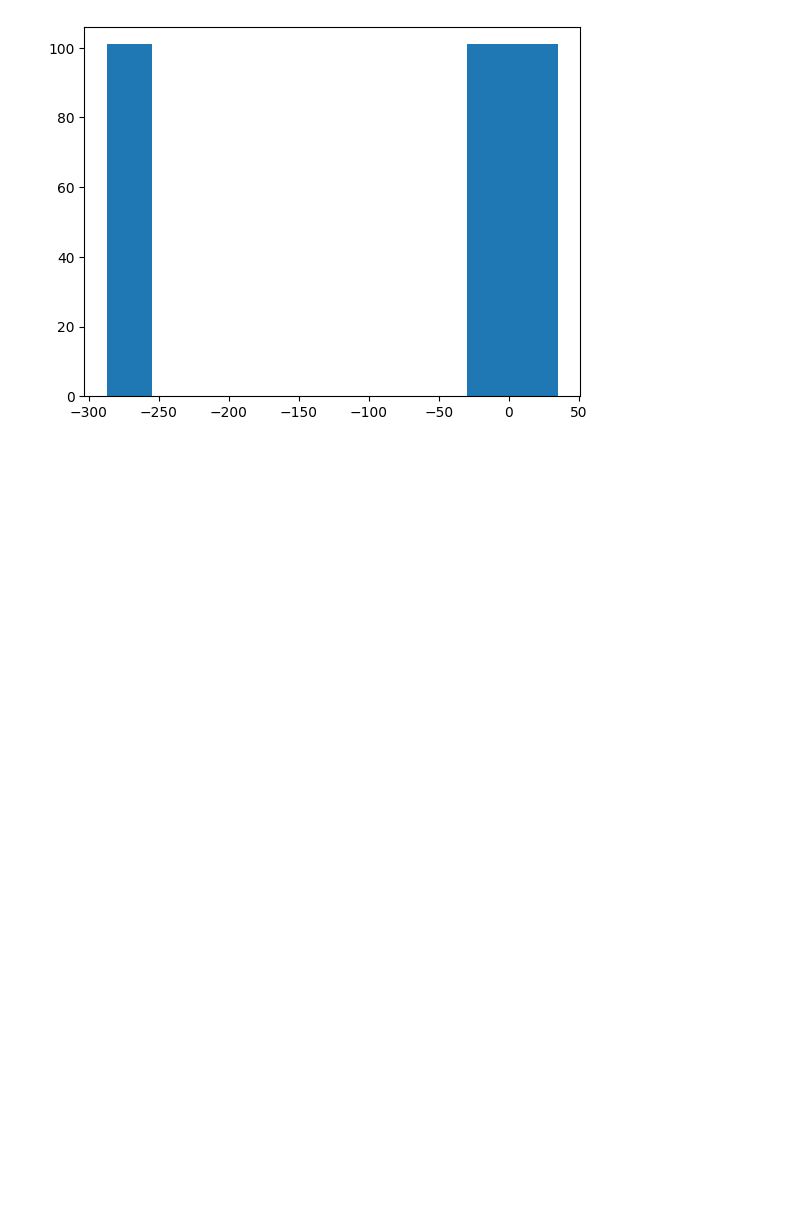
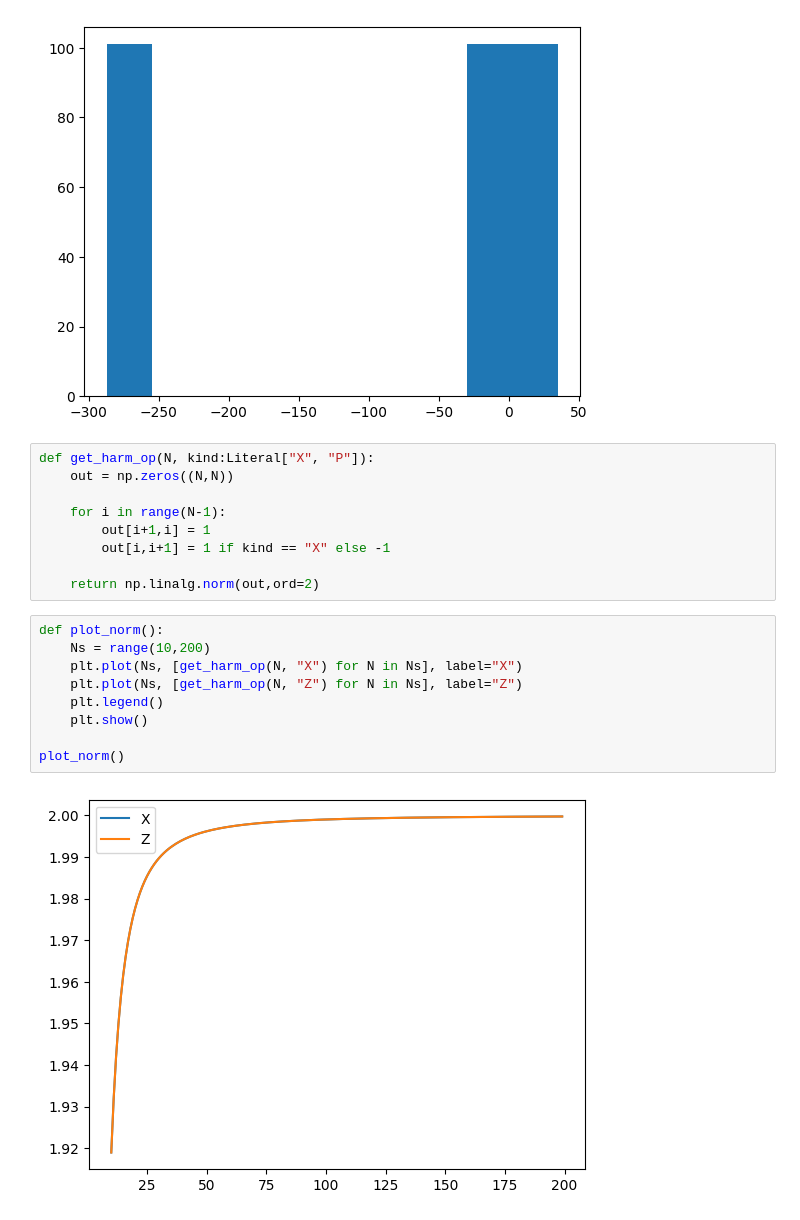
Before and after one commit to qiskit-community/quantum-magneto-hydro-dynamics-dev, a Jupyter notebook: prelim.ipynb, the cells around one changed output. Drawn from its saved outputs; the diff is of its cells as text; blank space fills up the shorter version.

```diff
--- a/prelim.ipynb
+++ b/prelim.ipynb
@@ -75,3 +72,23 @@ test_diag()
 # %% [output]
 [figure]
 [figure]
+# %%
+def get_harm_op(N, kind:Literal["X", "P"]):
+    out = np.zeros((N,N))
+
+    for i in range(N-1):
+        out[i+1,i] = 1
+        out[i,i+1] = 1 if kind == "X" else -1
+
+    return np.linalg.norm(out,ord=2)
+# %%
+def plot_norm():
+    Ns = range(10,200)
+    plt.plot(Ns, [get_harm_op(N, "X") for N in Ns], label="X")
+    plt.plot(Ns, [get_harm_op(N, "Z") for N in Ns], label="Z")
+    plt.legend()
+    plt.show()
+
+plot_norm()
+# %% [output]
+[figure, added]
```
Also changed, not shown: parts of 3 cells of this notebook, 2 other files.
